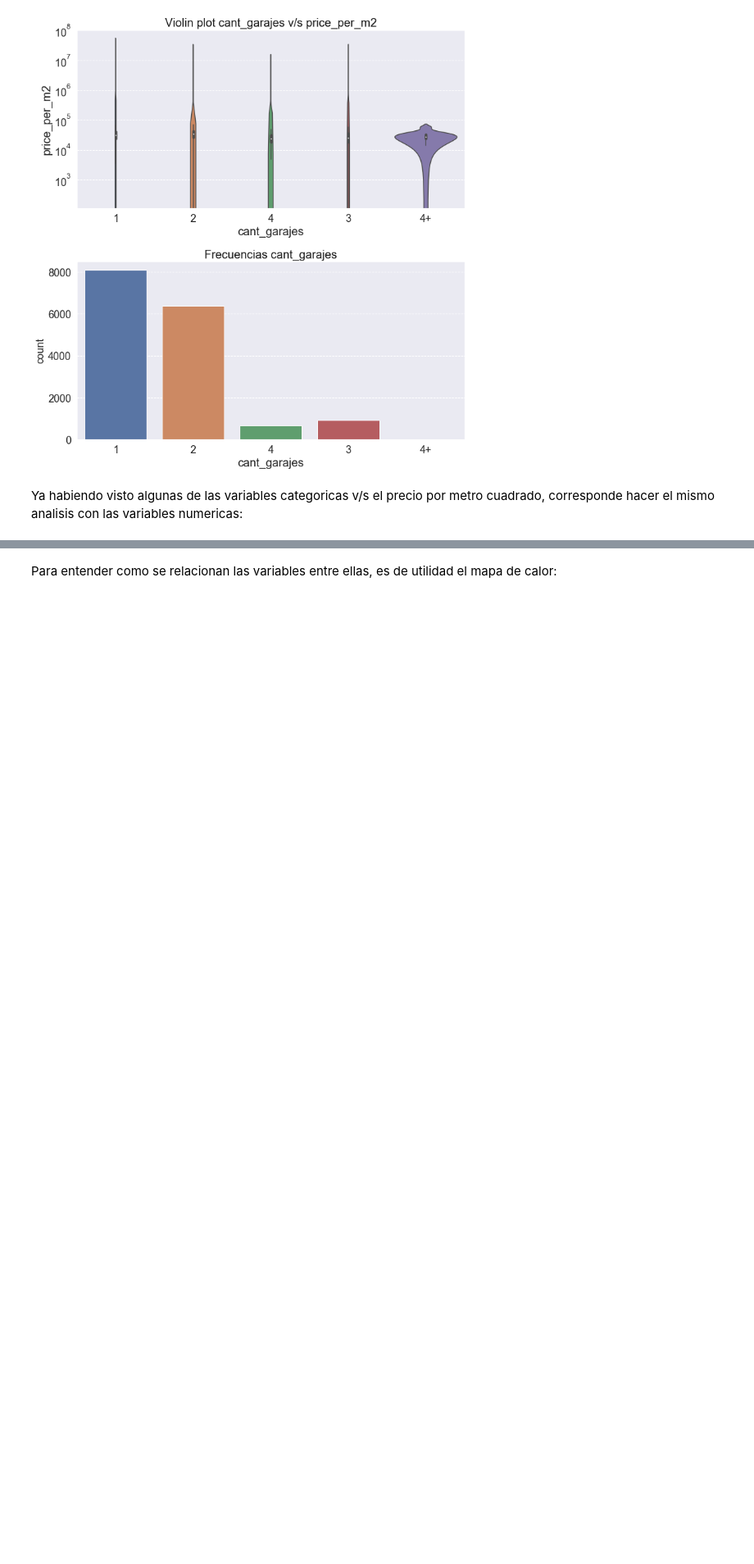
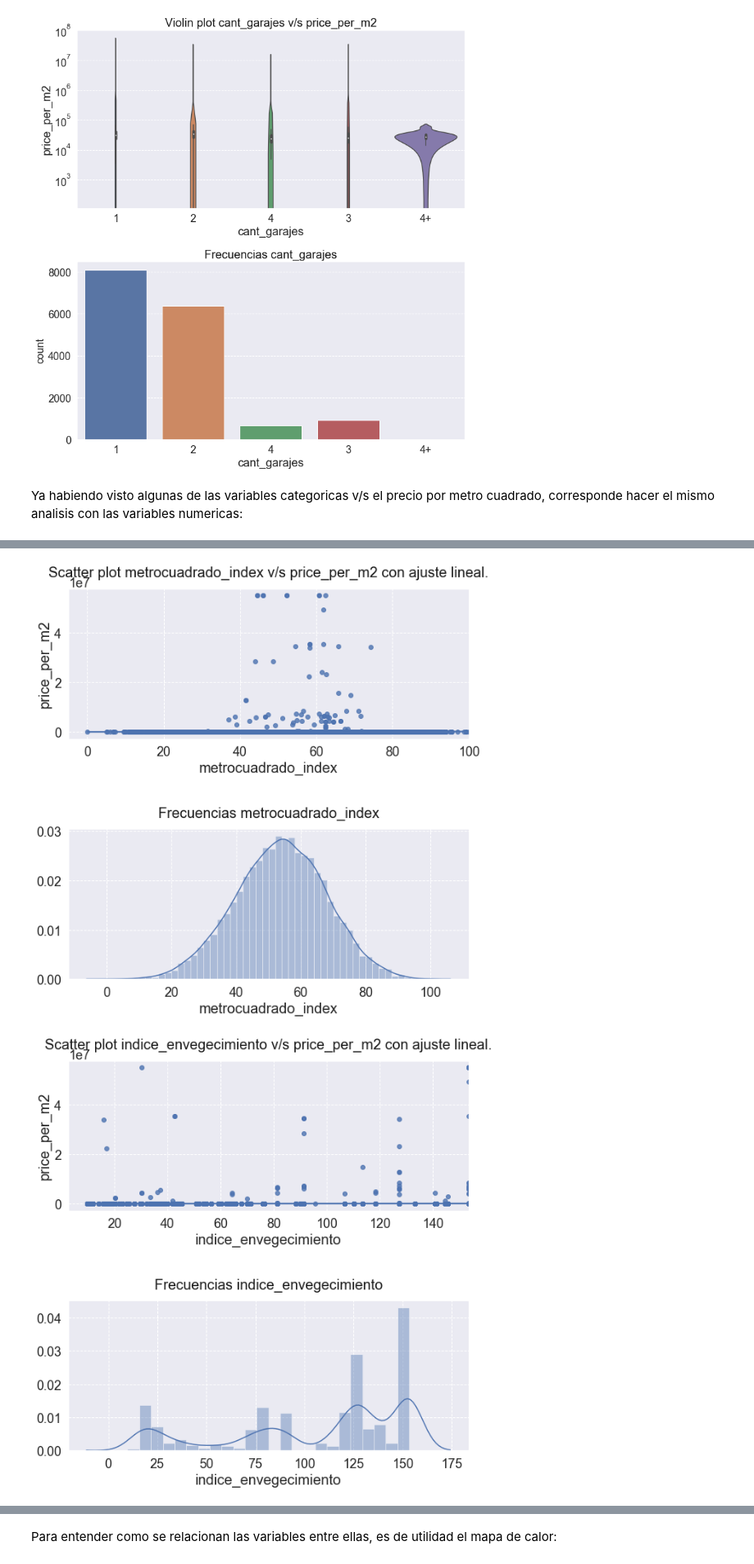
Before and after one commit to Diego-II/tarea1-DataScienceLAB, a Jupyter notebook: Tarea 1.ipynb, the cells around one changed output, grey strips where cells are left out. Shown at 82% size. Cells and saved outputs as stored; diff of their text form; code cells hidden in the pictures; blank space fills up the shorter version.

```diff
--- a/Tarea 1.ipynb
+++ b/Tarea 1.ipynb
@@ -744,14 +744,14 @@ def plot_scatter(target, col, reg = True, scale = False, df = data):
                         y= target,
                         data=df,
                         ax=ax[0])
-            title = 'Scatter plot ' + col + ' v/s log(' + target + ') con ajuste lineal.'
+            title = 'Scatter plot ' + col + ' v/s ' + target + ' con ajuste lineal.'
             ax[0].set_title(title, fontdict,y=1.05)
         else:
             sns.scatterplot(x = col,
                             y=target,
                             data=df,
                             ax=ax[0])
-            title = 'Scatter plot ' + col + ' v/s log(' + target + ')'
+            title = 'Scatter plot ' + col + ' v/s ' + target
             ax[0].set_title(title, fontdict ,y=1.05)
 
     sns.distplot(df[col], ax=ax[1])
@@ -799,0 +772,7 @@ De los histogramas obtenidos anteriormente, se puede observar que
+# %%
+var_de_interes = ['metrocuadrado_index', 'indice_envegecimiento', 'UPZ_area', 'UTZ_density', 'jefe_mujer_perc']
+for var in var_de_interes:
+    plot_scatter('price_per_m2', var)
+# %% [output]
+[figure, added]
+[figure, added]
```
Also changed, not shown: parts of 17 cells of this notebook.
